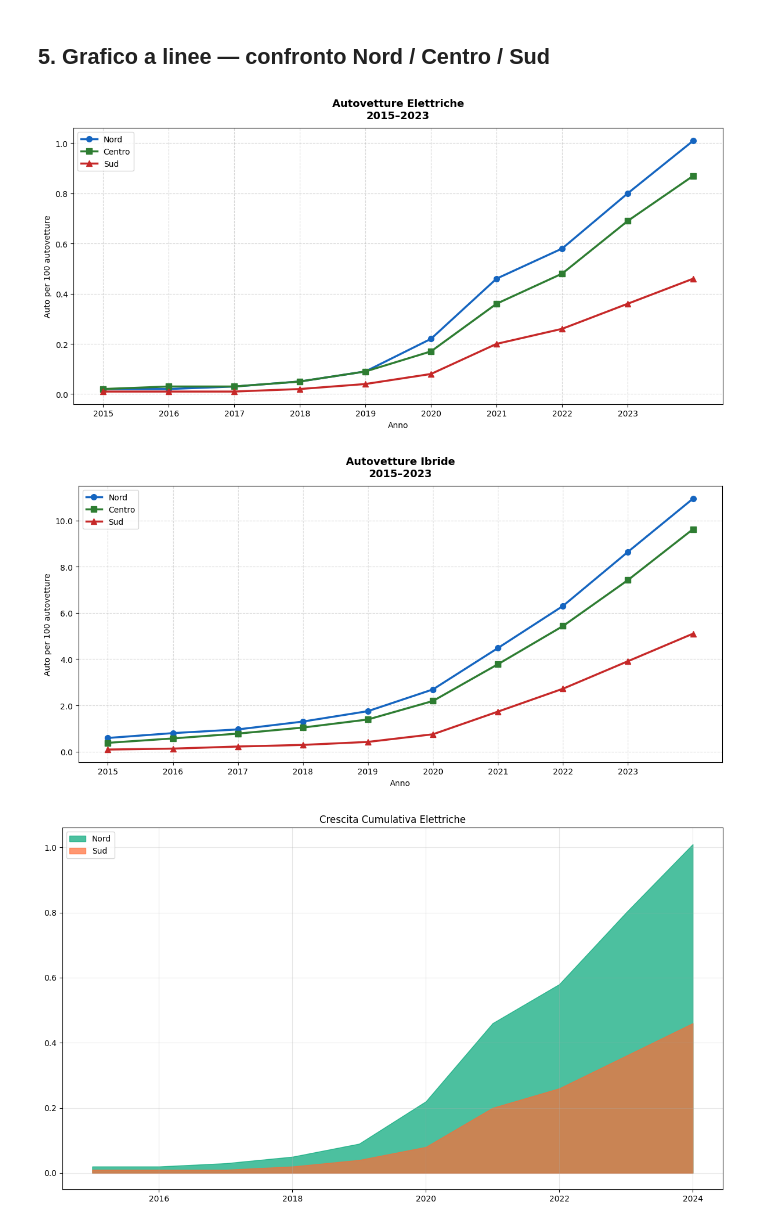
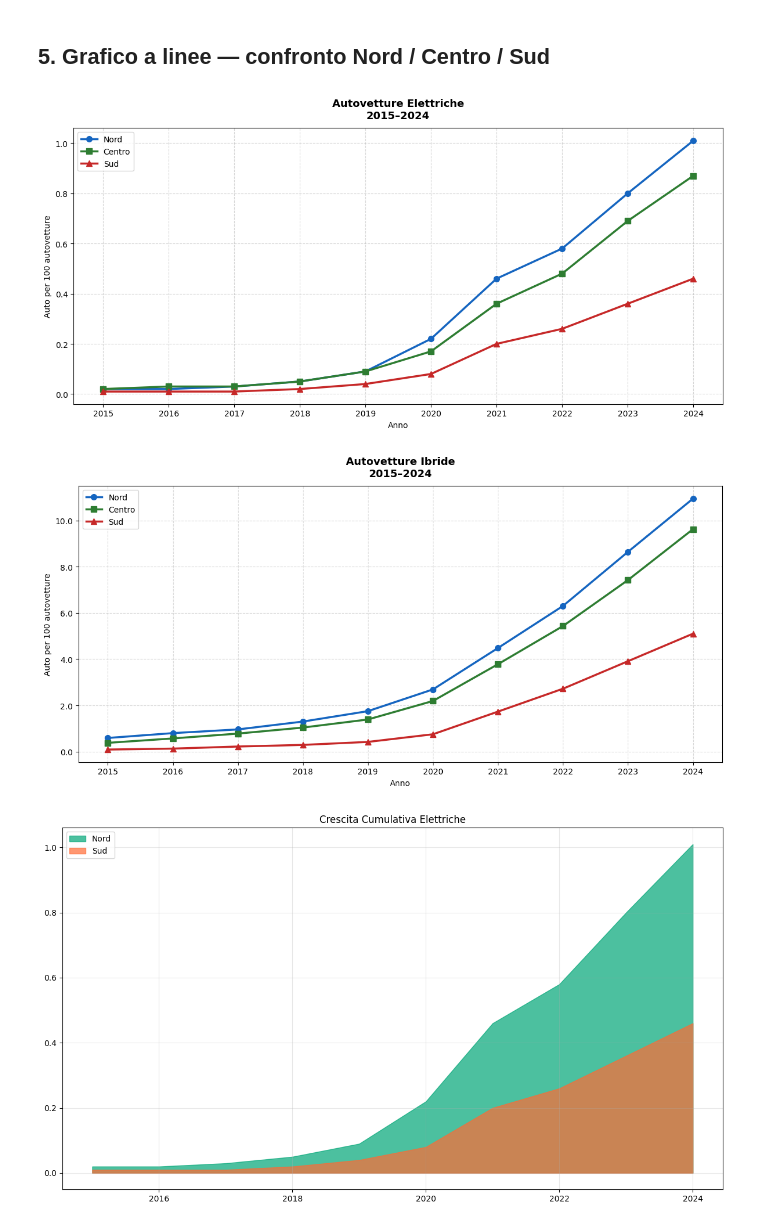
Before and after one commit to MarcoB27/data_visualization, a Jupyter notebook: script/elettriche_e_ibride_nord_vs_sud.ipynb, the cells around one changed output. Cells and saved outputs as stored; diff of their text form; code cells hidden in the pictures.

```diff
--- a/script/elettriche_e_ibride_nord_vs_sud.ipynb
+++ b/script/elettriche_e_ibride_nord_vs_sud.ipynb
@@ -65,37 +65,37 @@ markers = {'Nord': 'o',       'Centro': 's',        'Sud': '^'}
 
 titoli   = ['Autovetture Elettriche', 'Autovetture Ibride']
 datasets = [df_el_aree, df_hy_aree]
 
 for df, titolo in zip(datasets, titoli):
     fig, ax = plt.subplots(figsize=(12, 6))
 
     for area in aree:
         dati = df[df['Territorio'] == area].sort_values('TIME_PERIOD')
         ax.plot(
             dati['TIME_PERIOD'], dati['Osservazione'],
             label=area,
             color=colori[area],
             marker=markers[area],
             linewidth=2.5,
             markersize=7
         )
 
     ax.set_title(
-        f'{titolo}\n2015–2023',
+        f'{titolo}\n2015–2024',
         fontsize=13, fontweight='bold', pad=12
     )
     ax.set_xlabel('Anno', fontsize=10)
     ax.set_ylabel('Auto per 100 autovetture', fontsize=10)
-    ax.set_xticks(range(2015, 2024))
+    ax.set_xticks(range(2015, 2025))
     ax.legend(fontsize=10, loc='upper left')
     ax.grid(True, linestyle='--', alpha=0.5)
     ax.yaxis.set_major_formatter(mticker.FormatStrFormatter('%.1f'))
 
     plt.tight_layout()
     plt.show()
 # %% [output]
-[figure, old version]
+[figure, new version]
-[figure, old version]
+[figure, new version]
 # %%
 # VARIANTE 2: Area Stacked
 anni = sorted(set(df_el_aree['TIME_PERIOD']))
```
Also changed, not shown: 1 other file.
